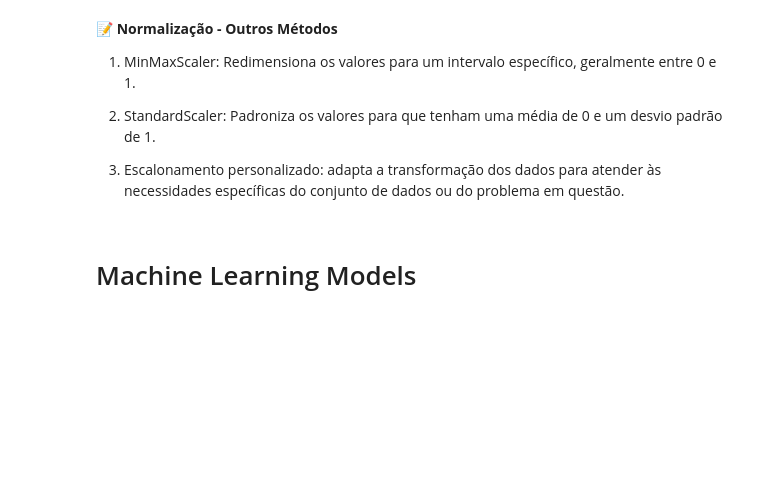
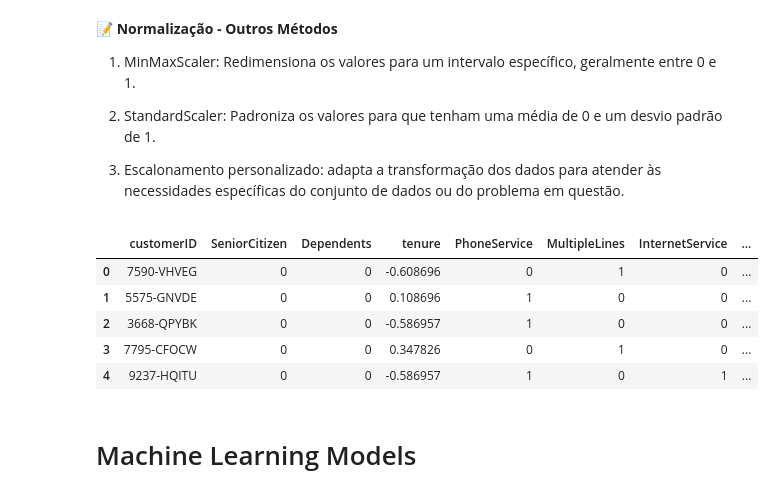
Before and after one commit to daianeklein/dnc, a Jupyter notebook: Telemarketing_churn.ipynb, the cells around one changed output. Cells and saved outputs as stored; diff of their text form; code cells hidden in the pictures; blank space fills up the shorter version.

```diff
--- a/Telemarketing_churn.ipynb
+++ b/Telemarketing_churn.ipynb
@@ -371,6 +527,15 @@ Encoding é a conversão de variáveis categóricas em uma forma numérica para
 2. StandardScaler: Padroniza os valores para que tenham uma média de 0 e um desvio padrão de 1.
 
 3. Escalonamento personalizado: adapta a transformação dos dados para atender às necessidades específicas do conjunto de dados ou do problema em questão.
+# %%
+df.head()
+# %% [output]
+|  | customerID | SeniorCitizen | Dependents | tenure | PhoneService | MultipleLines | InternetService | ... |
+| 0 | 7590-VHVEG | 0 | 0 | -0.608696 | 0 | 1 | 0 | ... |
+| 1 | 5575-GNVDE | 0 | 0 | 0.108696 | 1 | 0 | 0 | ... |
+| 2 | 3668-QPYBK | 0 | 0 | -0.586957 | 1 | 0 | 0 | ... |
+| 3 | 7795-CFOCW | 0 | 0 | 0.347826 | 0 | 1 | 0 | ... |
+| 4 | 9237-HQITU | 0 | 0 | -0.586957 | 1 | 0 | 1 | ... |
 # %% [markdown]
 # Machine Learning Models
 # %% [markdown]
```
Also changed, not shown: parts of 22 cells of this notebook.
